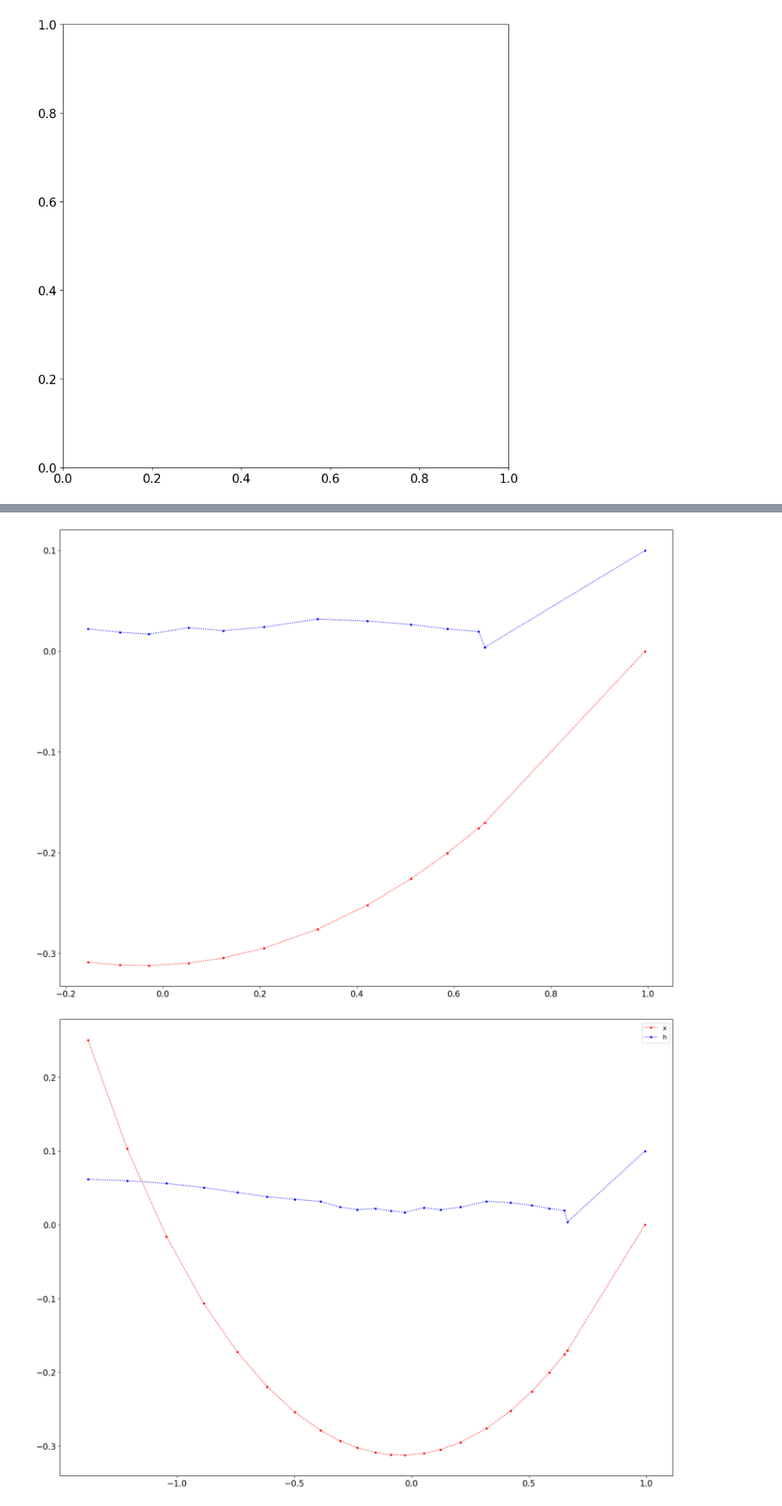
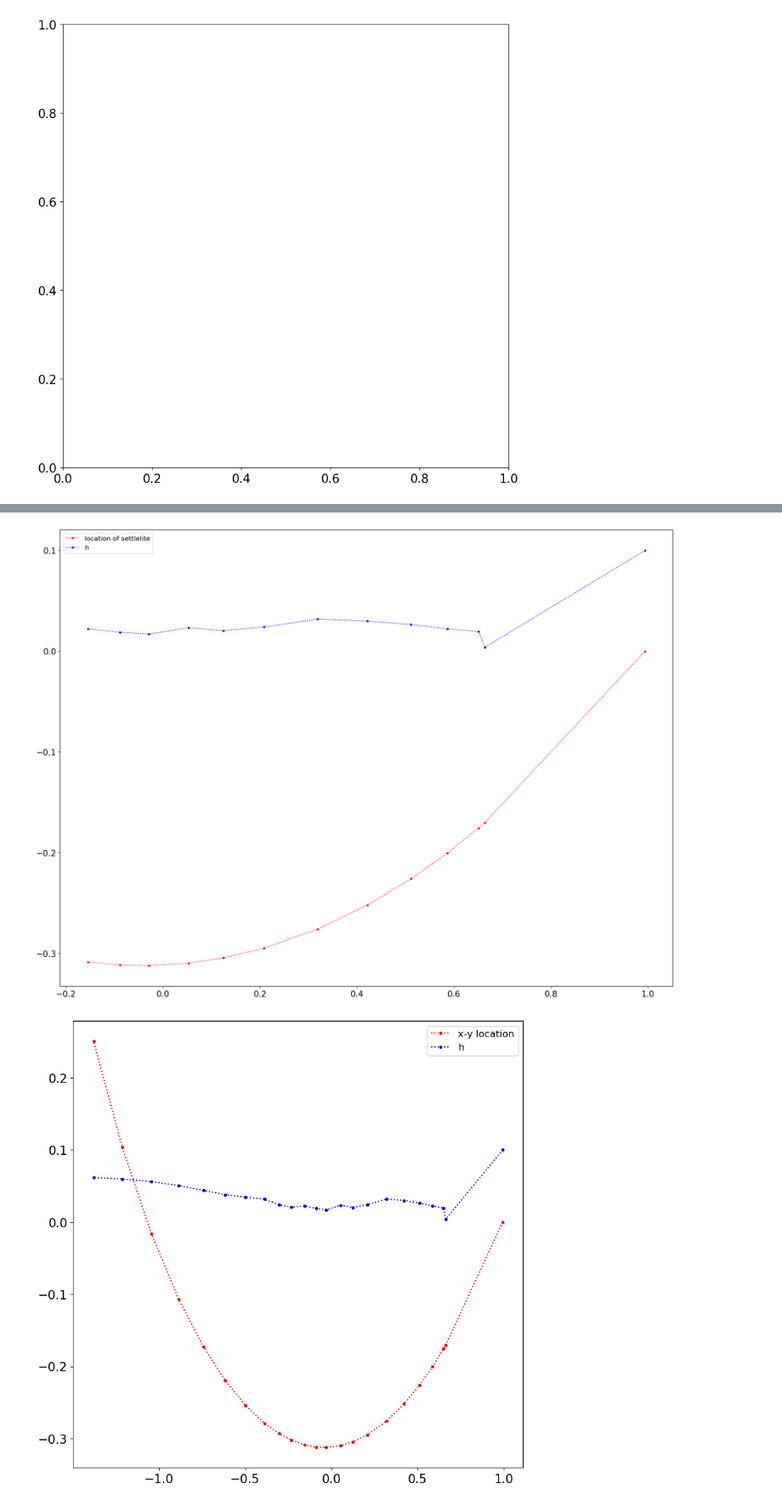
Before and after one commit to La-Folia/Numerical-Analysis, a Jupyter notebook: Integration_of_ODEs/Homework_3_Question4_Minwook_Kang.ipynb, the cells around one changed output, grey strips where cells are left out. Shown: that part at 85% size. Saved outputs shown, nothing was run; the diff lists cells and outputs as text; code cells hidden in the pictures.

```diff
--- a/Integration_of_ODEs/Homework_3_Question4_Minwook_Kang.ipynb
+++ b/Integration_of_ODEs/Homework_3_Question4_Minwook_Kang.ipynb
@@ -1167,19 +1145,19 @@ plt.show()
 # %%
-plt.figure(figsize=[20, 15])
+plt.figure(figsize=[10, 10])
 plt.plot(xlist[:-220], ylist[:-220], ".:r",xlist[:-220], hs[:-220], ".:b")
-plt.legend(["x", "h"], fontsize=12)
+plt.legend(["location of settlelite", "h"], fontsize=12)
 
-plt.show()
+plt.savefig("xandhs3.pdf")
 # %% [output]
-[figure, old version]
+[figure, new version]
 # %%
-plt.figure(figsize=[20, 15])
+plt.figure(figsize=[10, 10])
 plt.plot(xlist[:-210], ylist[:-210], ".:r",xlist[:-210], hs[:-210], ".:b")
-plt.legend(["x", "h"], fontsize=12)
+plt.legend(["x-y location", "h"], fontsize=12)
 
-plt.show()
+plt.savefig("xandhs4.pdf")
 # %% [output]
-[figure, old version]
+[figure, new version]
 # %%
 plt.figure(figsize=[20, 15])
 plt.semilogy(xlist[25:-200], ylist[25:-200], ".:r",xlist[25:-200], hs[25:-200], ".:b")
```
Also changed, not shown: parts of 13 cells of this notebook, 25 other files.
